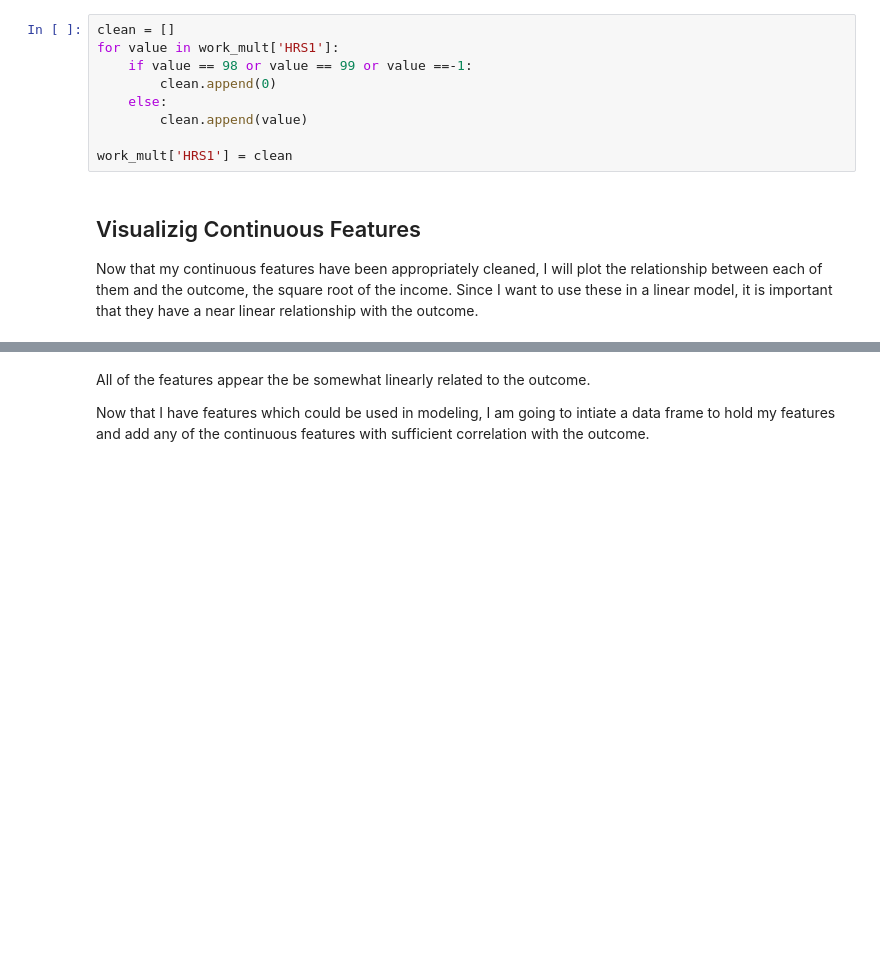
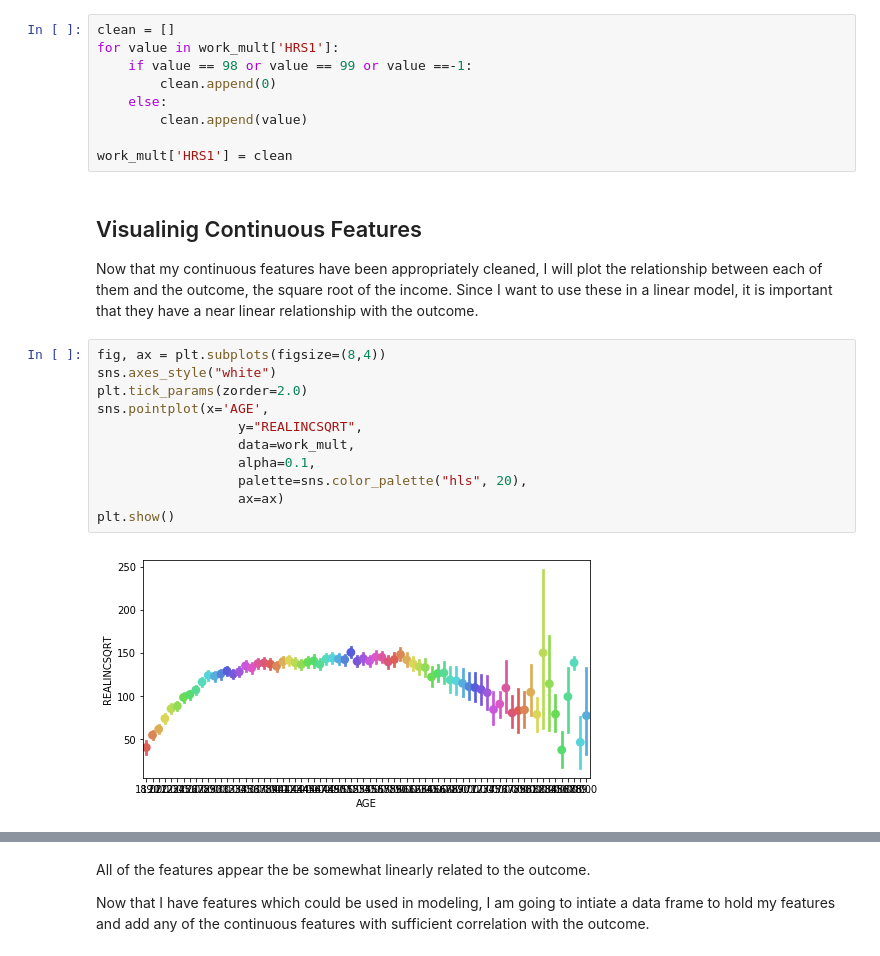
Before and after one commit to bstano/GSS-Income, a Jupyter notebook: Part 2 Income Feature Selection.ipynb, the cells around one changed output, grey strips where cells are left out. Saved outputs shown, nothing was run; the diff lists cells and outputs as text; blank space fills up the shorter version.

```diff
--- a/Part 2 Income Feature Selection.ipynb
+++ b/Part 2 Income Feature Selection.ipynb
@@ -188,9 +194,22 @@ for value in work_mult['HRS1']:
 
 work_mult['HRS1'] = clean
 # %% [markdown]
-## Visualizig Continuous Features
+## Visualinig Continuous Features
 
 Now that my continuous features have been appropriately cleaned, I will plot the relationship between each of them and the outcome, the square root of the income. Since I want to use these in a linear model, it is important that they have a near linear relationship with the outcome.
+# %%
+fig, ax = plt.subplots(figsize=(8,4))
+sns.axes_style("white")
+plt.tick_params(zorder=2.0)
+sns.pointplot(x='AGE',
+                  y="REALINCSQRT",
+                  data=work_mult,
+                  alpha=0.1,
+                  palette=sns.color_palette("hls", 20),
+                  ax=ax)
+plt.show()
+# %% [output]
+[figure, added]
 # %%
 for feature in continuous_feat:
     fig, ax = plt.subplots(figsize=(8,4))
```
Also changed, not shown: parts of 41 cells of this notebook.
